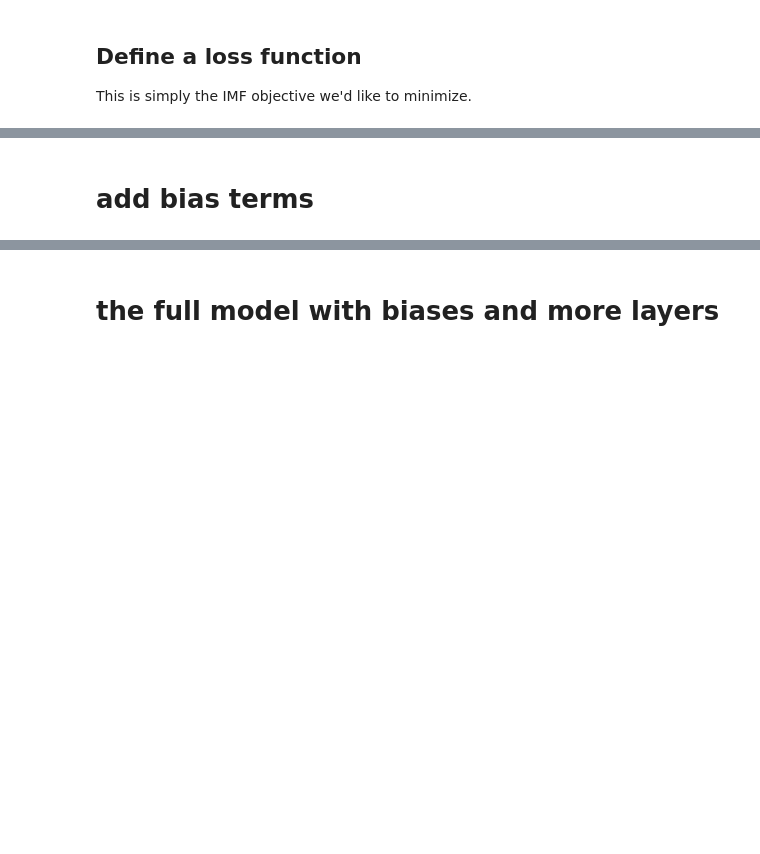
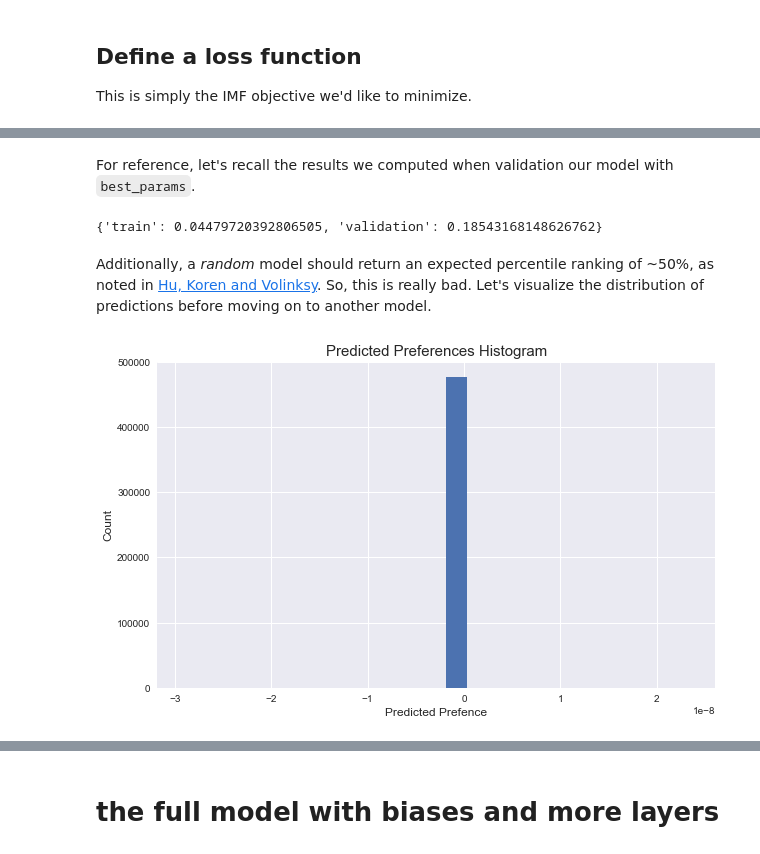
Before and after one commit to cavaunpeu/dotify, a Jupyter notebook: notebooks/neural_implicit_mf.ipynb, the cells around one changed output, grey strips where cells are left out. Drawn from its saved outputs; the diff is of its cells as text; code cells hidden in the pictures; blank space fills up the shorter version.

Commit message:
add networks 1 and 2

```diff
--- a/notebooks/neural_implicit_mf.ipynb
+++ b/notebooks/neural_implicit_mf.ipynb
@@ -171,7 +171,7 @@ def split_ratings_matrix_into_training_and_validation(ratings_matrix, eligibilit
     validation_matrix = deepcopy(training_matrix)
     validation_matrix.R_ui = pd.DataFrame(0., index=training_matrix.R_ui.index, columns=training_matrix.R_ui.columns)
 
-    for country_id, ratings in training_matrix.R_ui[more_than_50_ratings_mask].iterrows():
+    for country_id, ratings in training_matrix.R_ui[eligibility_mask].iterrows():
 
         rated_songs_mask = training_matrix.R_ui.ix[country_id] > 0
         rated_songs = training_matrix.R_ui.ix[country_id][rated_songs_mask].index.tolist()
@@ -802,0 +839,8 @@ LEARNING_RATE = .001
+# %%
+def visualize_predictions(predictions):
+    plt.figure(figsize=(10, 6))
+
+    plt.hist(predictions.values.flatten(), bins=25)
+    plt.title('Predicted Preferences Histogram', fontsize=15)
+    plt.xlabel('Predicted Prefence', fontsize=12)
+    _ = plt.ylabel('Count', fontsize=12)
@@ -815,10 +872,10 @@ model.compile(loss=implicit_cf_loss, optimizer=Adam(lr=LEARNING_RATE))
 # %%
 inputs = [ratings_df['country_index'], ratings_df['song_index']]
 
-model.fit(
+network_1 = model.fit(
     x=inputs,
     y=ratings_df['train_rating'],
-    batch_size=256,
+    batch_size=1024,
     epochs=5,
     validation_data=(inputs, ratings_df['validation_rating'])
 )
@@ -828,2 +900,12 @@ evaluate_predictions(predictions)
-# %% [markdown]
-# add bias terms
+# %% [markdown]
+For reference, let's recall the results we computed when validation our model with `best_params`.
+# %%
+grid_search_results[best_params]
+# %% [output]
+{'train': 0.04479720392806505, 'validation': 0.18543168148626762}
+# %% [markdown]
+Additionally, a *random* model should return an expected percentile ranking of ~50%, as noted in [Hu, Koren and Volinksy](http://yifanhu.net/PUB/cf.pdf). So, this is really bad. Let's visualize the distribution of predictions before moving on to another model.
+# %%
+visualize_predictions(predictions)
+# %% [output]
+[figure, added]
```
Also changed, not shown: parts of 28 cells of this notebook, 2 other files.
